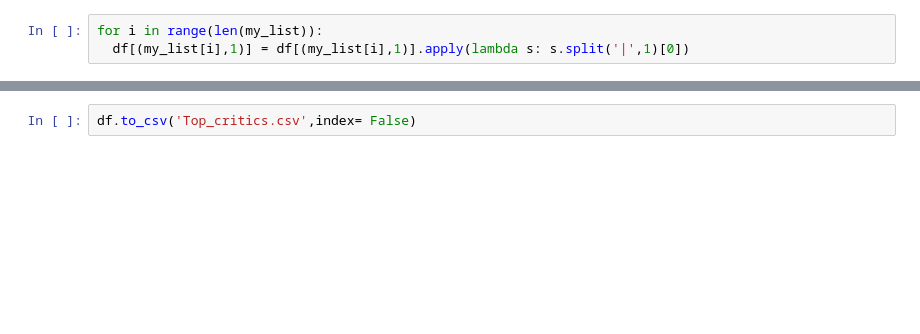
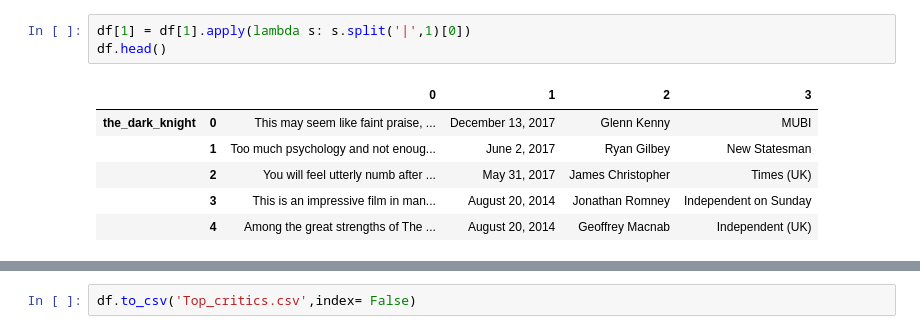
Before and after one commit to prithvikolla/Data_Science_Internship, a Jupyter notebook: Internship_TopCritics.ipynb, the cells around one changed output, grey strips where cells are left out. Saved outputs shown, nothing was run; the diff lists cells and outputs as text; blank space fills up the shorter version.

```diff
--- a/Internship_TopCritics.ipynb
+++ b/Internship_TopCritics.ipynb
@@ -162,6 +185,13 @@ for i in range(len(my_list)):
 # %%
-for i in range(len(my_list)):
-  df[(my_list[i],1)] = df[(my_list[i],1)].apply(lambda s: s.split('|',1)[0])
+df[1] = df[1].apply(lambda s: s.split('|',1)[0])
+df.head()
+# %% [output]
+|  |  | 0 | 1 | 2 | 3 |
+| the_dark_knight | 0 | This may seem like faint praise, ... | December 13, 2017 | Glenn Kenny | MUBI |
+|  | 1 | Too much psychology and not enoug... | June 2, 2017 | Ryan Gilbey | New Statesman |
+|  | 2 | You will feel utterly numb after ... | May 31, 2017 | James Christopher | Times (UK) |
+|  | 3 | This is an impressive film in man... | August 20, 2014 | Jonathan Romney | Independent on Sunday |
+|  | 4 | Among the great strengths of The ... | August 20, 2014 | Geoffrey Macnab | Independent (UK) |
 # %%
 df
 # %% [output]
```
Also changed, not shown: parts of 19 cells of this notebook, 1 other file.
